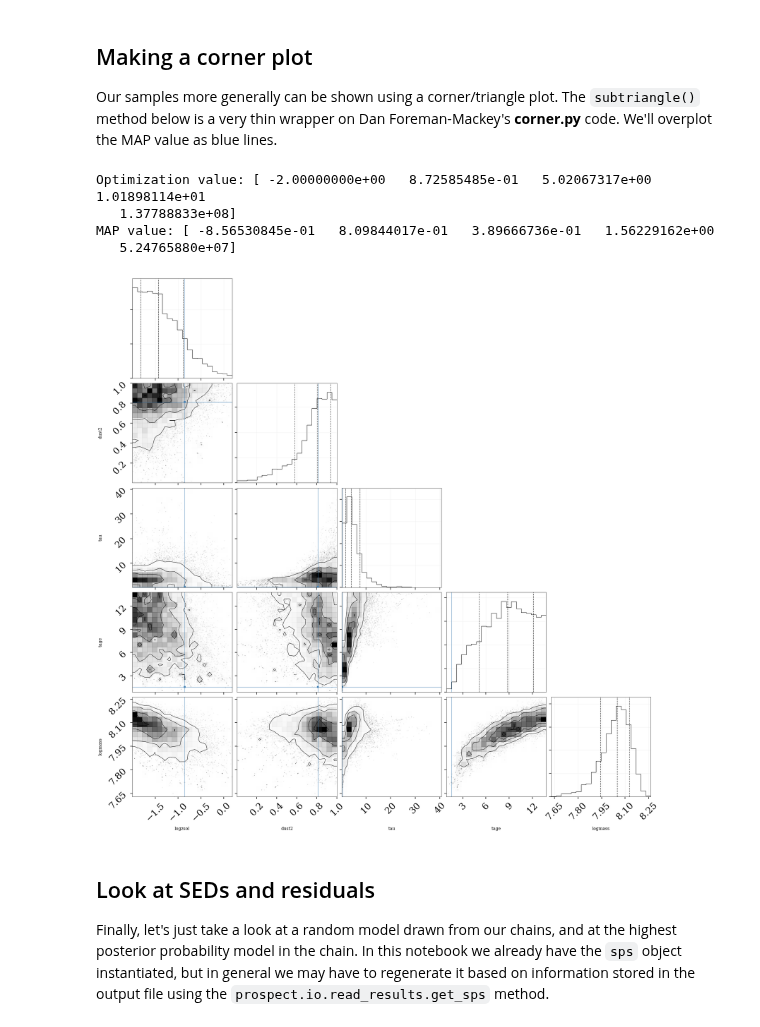
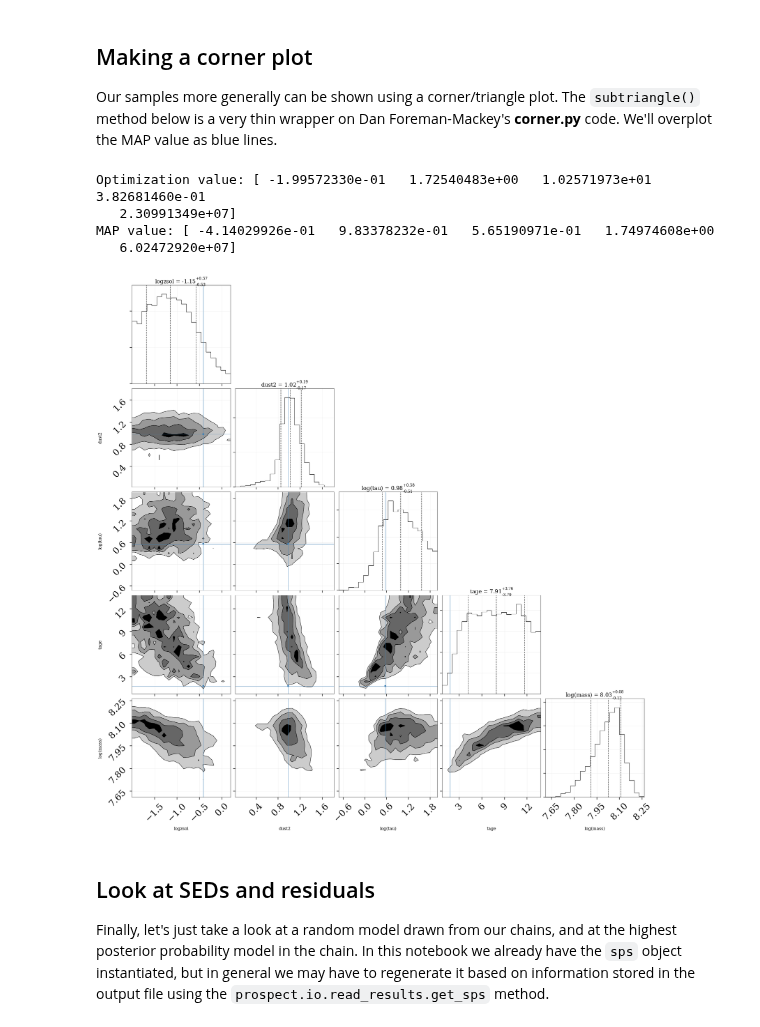
Before and after one commit to bd-j/prospector, a Jupyter notebook: demo/DeconstructedDemo.ipynb, the cells around one changed output. Drawn from its saved outputs; the diff is of its cells as text; code cells hidden in the pictures.

```diff
--- a/demo/DeconstructedDemo.ipynb
+++ b/demo/DeconstructedDemo.ipynb
@@ -247,12 +247,18 @@ model_dict["dust2"]["init"] = 0.0
 model_dict["tage"]["init"] = 10.0
 model_dict["logzsol"]["init"] = -0.3
 
-# These are dwarf galaxies, so lets adjust the dust prior downward,
+# These are dwarf galaxies, so lets adjust the metallicity prior,
 # the tau parameter upward, and the mass prior downward
-model_dict["dust2"]["prior"] = priors.TopHat(mini=0.0, maxi=1.0)
+model_dict["logzsol"]["prior"] = priors.TopHat(mini=-1.5, maxi=0.1)
 model_dict["tau"]["prior"] = priors.LogUniform(mini=1e-1, maxi=1e2)
 model_dict["mass"]["init"] = 1e8
 model_dict["mass"]["prior"] = priors.LogUniform(mini=1e6, maxi=1e10)
+
+# If we are going to be using emcee, it is useful to provide a
+# minimum scale for the cloud of walkers (the default is 0.1)
+model_dict["mass"]["init_disp"] = 1e7
+model_dict["tau"]["init_disp"] = 1.0
+model_dict["tage"]["init_disp"] = 1.0
 
 # Now instantiate the model using this dictionary of parameter specifications
 from prospect.models import SedModel
@@ -345,19 +351,27 @@ def load_model(object_redshift=None, fixed_metallicity=None, add_dust=False,
     from prospect.models.templates import TemplateLibrary
 
     model_params = TemplateLibrary["parametric"]
-    # Add parameter
+
+    # Add lumdist parameter
     model_params["lumdist"] = {"N": 1, "isfree": False, "init": ldist, "units":"Mpc"}
+
     # Adjust model initial values
     model_params["zred"]["init"] = 0.0
     model_params["dust2"]["init"] = 0.0
     model_params["logzsol"]["init"] = -0.3
     model_params["tage"]["init"] = 13.
     model_params["mass"]["init"] = 1e8
-    model_params["mass"]["disp_floor"] = 1e7
+
     # adjust priors
-    model_params["dust2"]["prior"] = priors.TopHat(mini=0.0, maxi=1.0)
+    model_params["dust2"]["prior"] = priors.TopHat(mini=0.0, maxi=2.0)
     model_params["tau"]["prior"] = priors.LogUniform(mini=1e-1, maxi=1e2)
     model_params["mass"]["prior"] = priors.LogUniform(mini=1e6, maxi=1e10)
+
+    # If we are going to be using emcee, it is useful to provide a
+    # minimum scale for the cloud of walkers (the default is 0.1)
+    model_params["mass"]["disp_floor"] = 1e7
+    model_params["tau"]["disp_floor"] = 1.0
+    model_params["tage"]["disp_floor"] = 1.0
 
     # Change the model parameter specifications based on some keyword arguments
     if fixed_metallicity is not None:
@@ -798,20 +812,19 @@ Our samples more generally can be shown using a corner/triangle plot.  The `subt
 # %%
 # maximum a posteriori (of the locations visited by the MCMC sampler)
 imax = np.argmax(res['lnprobability'])
 i, j = np.unravel_index(imax, res['lnprobability'].shape)
-theta_map = res['chain'][i, j, :].copy()
+theta_max = res['chain'][i, j, :].copy()
 
 print('Optimization value: {}'.format(initial_center))
-print('MAP value: {}'.format(theta_map))
-
-cornerfig = pread.subtriangle(res, start=0, thin=5, truths=theta_map,
-                              fig=subplots(5,5,figsize=(27,27))[0])
+print('MAP value: {}'.format(theta_max))
+cornerfig = subcorner(res, start=0, thin=5, truths=theta_max,
+                      fig=subplots(5,5,figsize=(27,27))[0])
 # %% [output]
-Optimization value: [ -2.00000000e+00   8.72585485e-01   5.02067317e+00   1.01898114e+01
-   1.37788833e+08]
-MAP value: [ -8.56530845e-01   8.09844017e-01   3.89666736e-01   1.56229162e+00
-   5.24765880e+07]
+Optimization value: [ -1.99572330e-01   1.72540483e+00   1.02571973e+01   3.82681460e-01
+   2.30991349e+07]
+MAP value: [ -4.14029926e-01   9.83378232e-01   5.65190971e-01   1.74974608e+00
+   6.02472920e+07]
-[figure, old version]
+[figure, new version]
 # %% [markdown]
 ## Look at SEDs and residuals
 Finally, let's just take a look at a random model drawn from our chains, and at the highest posterior probability model in the chain.  In this notebook we already have the `sps` object instantiated, but in general we may have to regenerate it based on information stored in the output file using the `prospect.io.read_results.get_sps` method.
```
Also changed, not shown: parts of 9 cells of this notebook, 13 other files.
